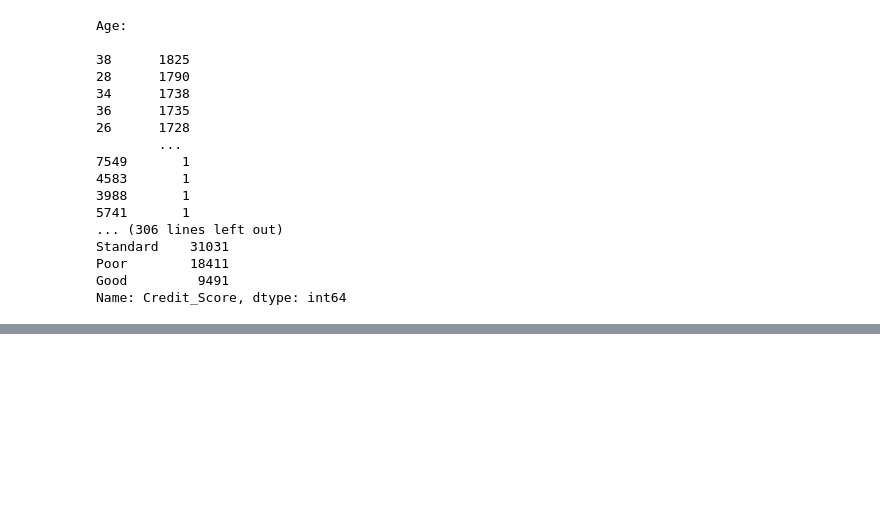
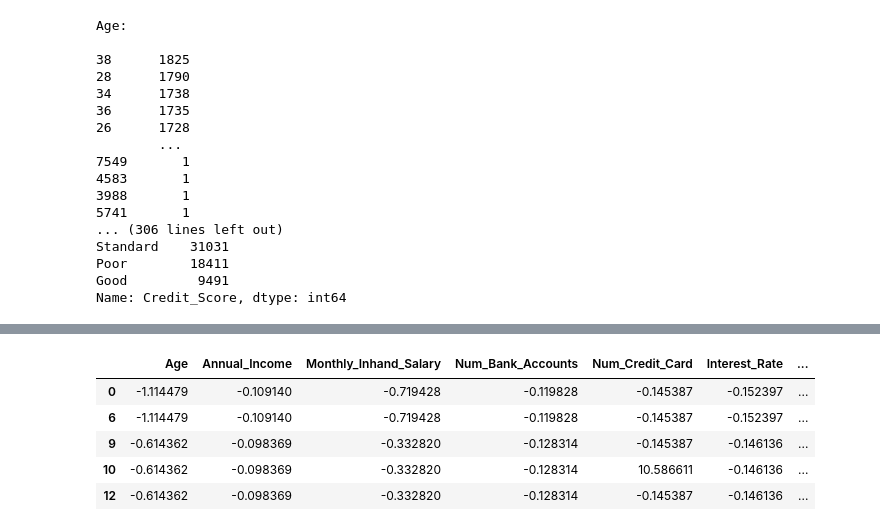
Before and after one commit to 1-stefan/BU425-Project-Credit-Rating, a Jupyter notebook: notebooks/Pre-Processing.ipynb, the cells around one changed output, grey strips where cells are left out. Cells and saved outputs as stored; diff of their text form; code cells hidden in the pictures; blank space fills up the shorter version.

```diff
--- a/notebooks/Pre-Processing.ipynb
+++ b/notebooks/Pre-Processing.ipynb
@@ -272,0 +454,10 @@ Name: Credit_Score, dtype: int64
+# %%
+df = pd.get_dummies(df, prefix='Occupation', columns=['Occupation'], drop_first=False)
+df.head()
+# %% [output]
+|  | Age | Annual_Income | Monthly_Inhand_Salary | Num_Bank_Accounts | Num_Credit_Card | Interest_Rate | ... |
+| 0 | -1.114479 | -0.109140 | -0.719428 | -0.119828 | -0.145387 | -0.152397 | ... |
+| 6 | -1.114479 | -0.109140 | -0.719428 | -0.119828 | -0.145387 | -0.152397 | ... |
+| 9 | -0.614362 | -0.098369 | -0.332820 | -0.128314 | -0.145387 | -0.146136 | ... |
+| 10 | -0.614362 | -0.098369 | -0.332820 | -0.128314 | 10.586611 | -0.146136 | ... |
+| 12 | -0.614362 | -0.098369 | -0.332820 | -0.128314 | -0.145387 | -0.146136 | ... |
```
Also changed, not shown: parts of 13 cells of this notebook.
